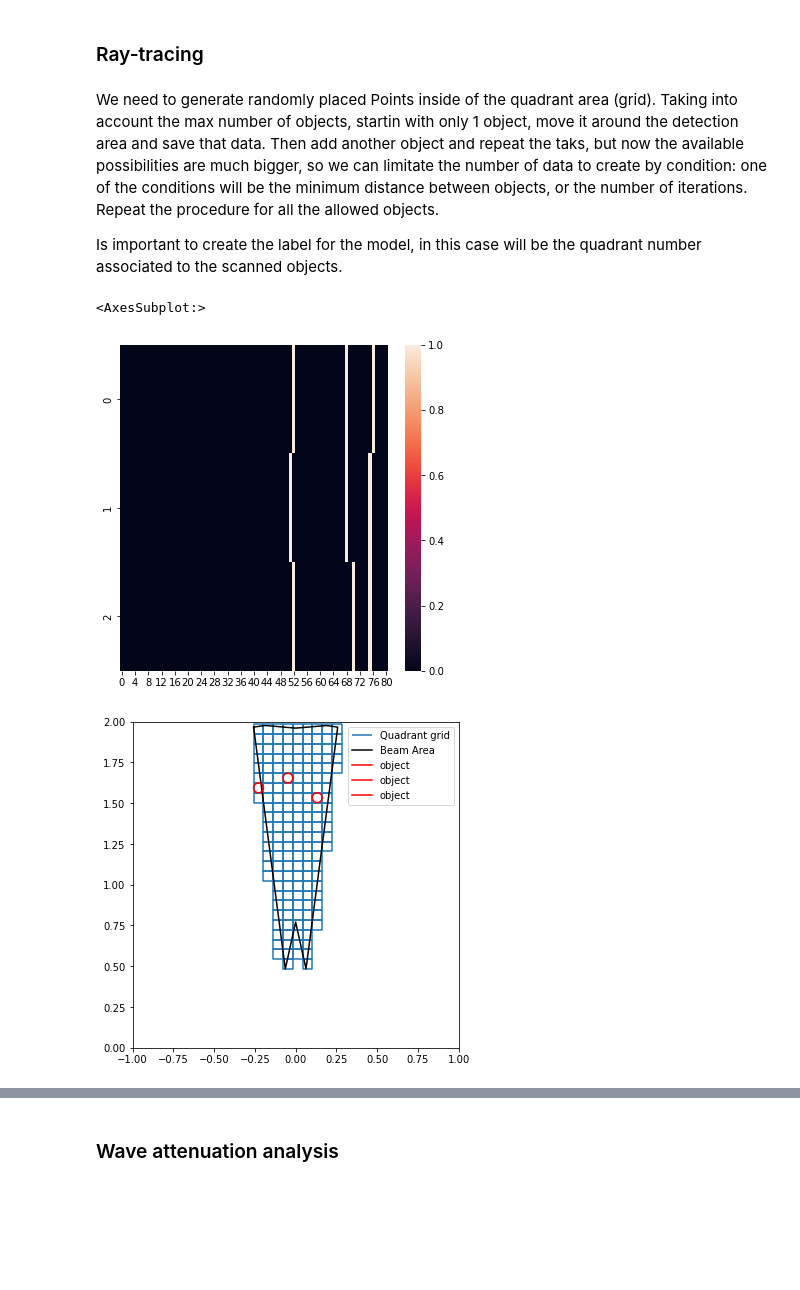
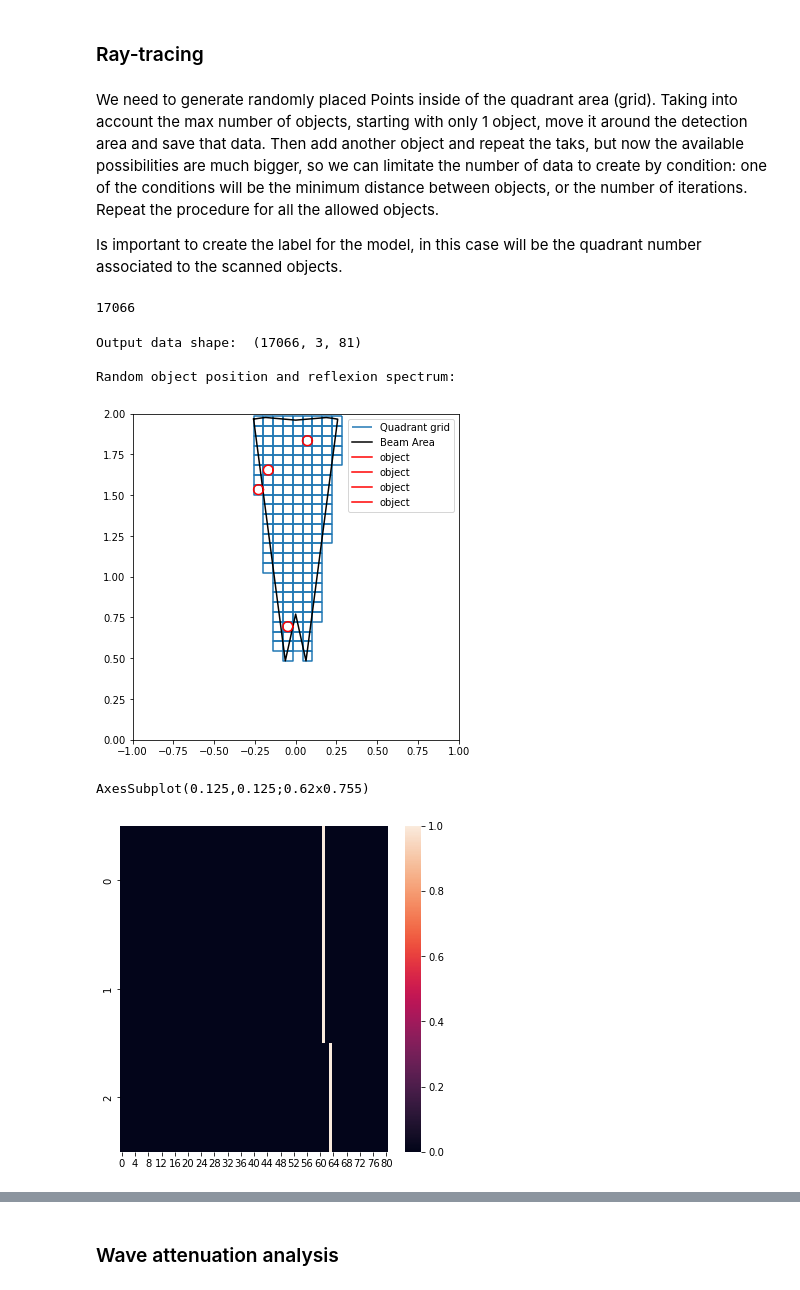
Before and after one commit to Juanpmartinez180/Data-Science-Projects, a Jupyter notebook: ultrasonic_radar/data_generation.ipynb, the cells around one changed output, grey strips where cells are left out. Saved outputs shown, nothing was run; the diff lists cells and outputs as text; code cells hidden in the pictures; blank space fills up the shorter version.

```diff
--- a/ultrasonic_radar/data_generation.ipynb
+++ b/ultrasonic_radar/data_generation.ipynb
@@ -261,7 +282,7 @@ Amount of scanned quadrants: 161
 ### Ray-tracing
 # %% [markdown]
 We need to generate randomly placed Points inside of the quadrant area (grid).
-Taking into account the max number of objects, startin with only 1 object, move it around the detection area and save that data.
+Taking into account the max number of objects, starting with only 1 object, move it around the detection area and save that data.
 Then add another object and repeat the taks, but now the available possibilities are much bigger, so we can limitate the number of data to create by condition:
 one of the conditions will be the minimum distance between objects, or the number of iterations.
 Repeat the procedure for all the allowed objects.
@@ -339,28 +383,42 @@ for object_to_place in range(max_object_number+1):
-# %%
-sns.heatmap(traced_data[1159])
-# %% [output]
-<AxesSubplot:>
-[figure, removed]
-# %%
-rand_obj = label_quadrant[1190]
-
-#plot the grid
-grid_geometry.boundary.plot(label = 'Quadrant grid')
-
-#plot the composed beam area
-x, y = int_3.exterior.xy
-plt.plot(x, y, label = 'Beam Area', color= 'black')
-
-#plot the objects
-for object_coordinates in rand_obj:
-    coords = np.dstack(grid_geometry[object_coordinates].centroid.coords.xy).tolist()[0][0]
-    temp_obj = Point(coords)
-    x,y = temp_obj.buffer(0.03).exterior.xy
-    plt.plot(x,y, color = 'red', label = 'object')
-
-plt.xlim([-1,1])
-plt.ylim([0, 2])
-plt.legend()
-plt.show()
-# %% [output]
-[figure, removed]
+# %%
+len(label_quadrant)
+# %% [output]
+17066
+# %%
+traced_data = get_propagation_data([0, 17, 42, 68, 92])[1]
+label_quadrant = [[0, 17, 42, 68, 92]]
+# %%
+#shape of the output data
+print('Output data shape: ',traced_data.shape)
+
+print('\nRandom object position and reflexion spectrum: \n')
+
+rand_obj = label_quadrant[10000]
+
+#plot the grid
+grid_geometry.boundary.plot(label = 'Quadrant grid')
+
+#plot the composed beam area
+x, y = int_3.exterior.xy
+plt.plot(x, y, label = 'Beam Area', color= 'black')
+
+#plot the objects
+for object_coordinates in rand_obj:
+    coords = np.dstack(grid_geometry[object_coordinates].centroid.coords.xy).tolist()[0][0]
+    temp_obj = Point(coords)
+    x,y = temp_obj.buffer(0.03).exterior.xy
+    plt.plot(x,y, color = 'red', label = 'object')
+
+plt.xlim([-1,1])
+plt.ylim([0, 2])
+plt.legend()
+plt.show()
+
+print(sns.heatmap(traced_data[0]))
+# %% [output]
+Output data shape:  (17066, 3, 81)
+
+Random object position and reflexion spectrum:
+[figure, added]
+AxesSubplot(0.125,0.125;0.62x0.755)
+[figure, added]
```
Also changed, not shown: parts of 33 cells of this notebook, 12 other files.
